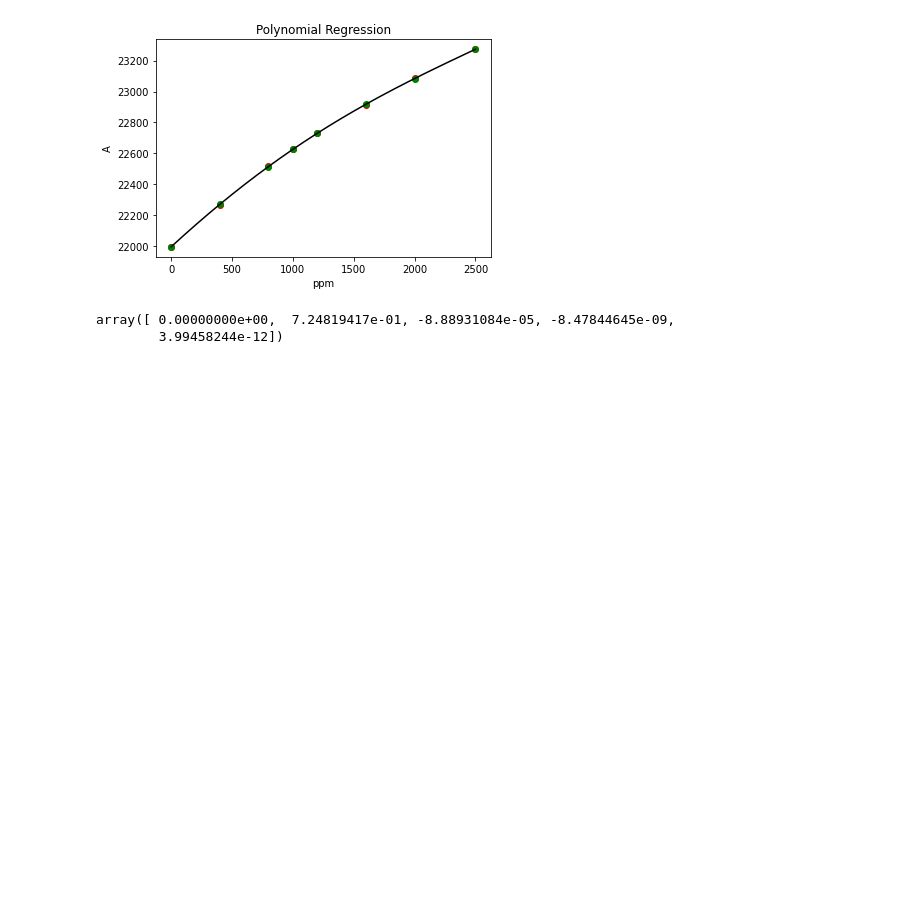
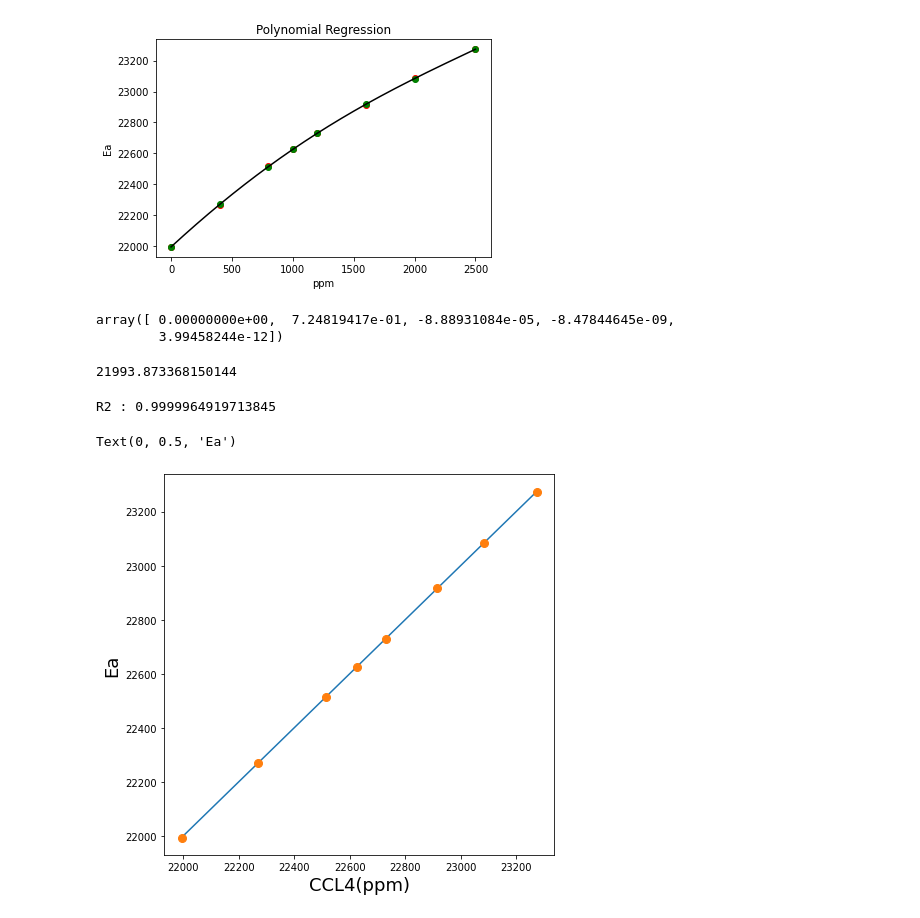
Before and after one commit to BingHungLee/BHAI-Daily-Practice, a Jupyter notebook: [20210705]_Polynomial_Regression_2.ipynb, the cells around one changed output. Saved outputs shown, nothing was run; the diff lists cells and outputs as text; code cells hidden in the pictures; blank space fills up the shorter version.

```diff
--- a/[20210705]_Polynomial_Regression_2.ipynb
+++ b/[20210705]_Polynomial_Regression_2.ipynb
@@ -107,3 +107,24 @@ lin_reg.coef_
 # %% [output]
 array([ 0.00000000e+00,  7.24819417e-01, -8.88931084e-05, -8.47844645e-09,
         3.99458244e-12])
+# %%
+lin_reg.intercept_
+# %% [output]
+21993.873368150144
+# %%
+# R2 Score
+print("R2 :",r2_score(y,y_pred))
+# %% [output]
+R2 : 0.9999964919713845
+# %%
+figlim_reg2 = [np.array(min(np.min(y), np.min(y_pred))),np.array(max(np.max(y), np.max(y_pred)))]
+
+fig = plt.figure(figsize = (7,7))
+ax = plt.subplot(1,1,1)
+ax.plot(np.array(figlim_reg2),np.array(figlim_reg2))
+ax.plot(np.array(y),y_pred, '.',markersize =16)
+ax.set_xlabel("CCL4(ppm)", fontsize=18)
+ax.set_ylabel("Ea", fontsize=18)
+# %% [output]
+Text(0, 0.5, 'Ea')
+[figure, added]
```
Also changed, not shown: parts of 1 cell of this notebook.
